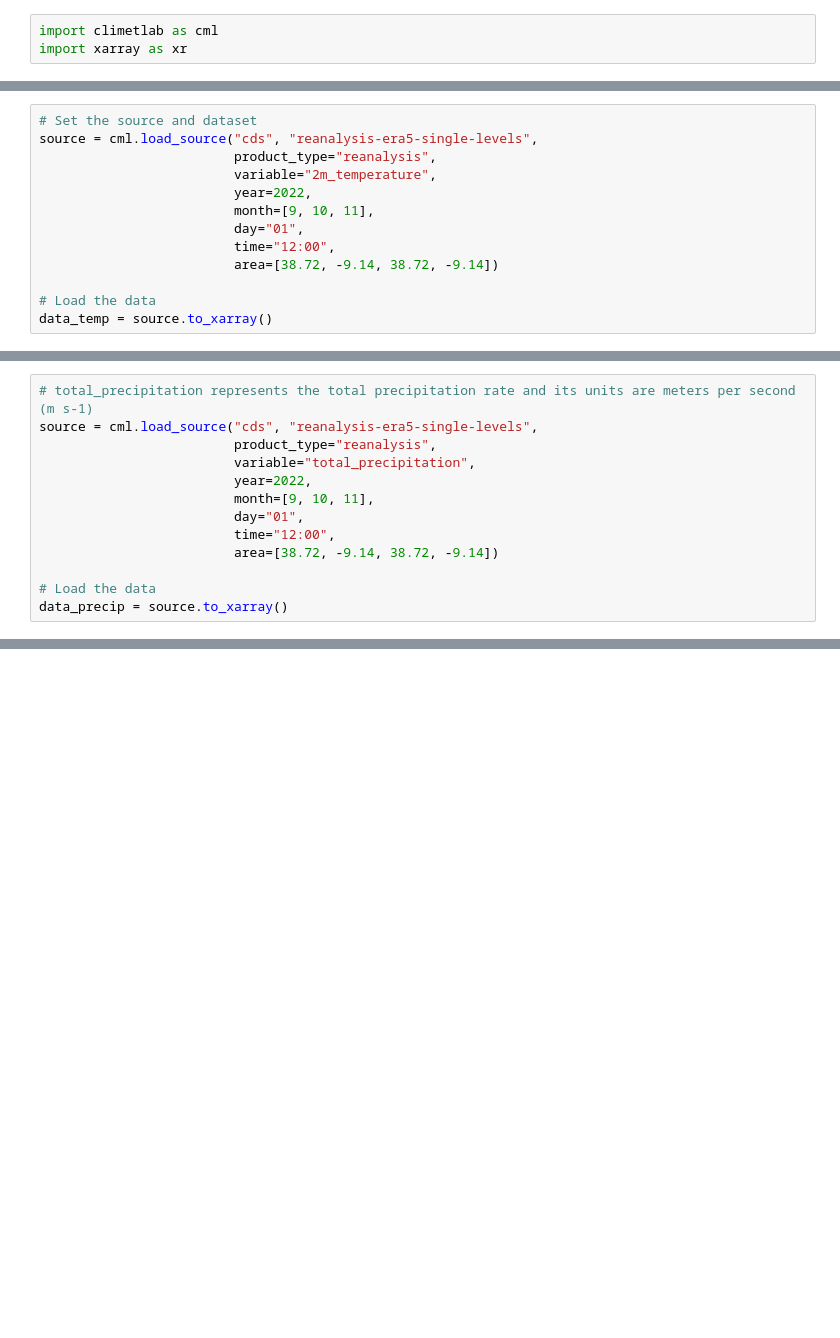
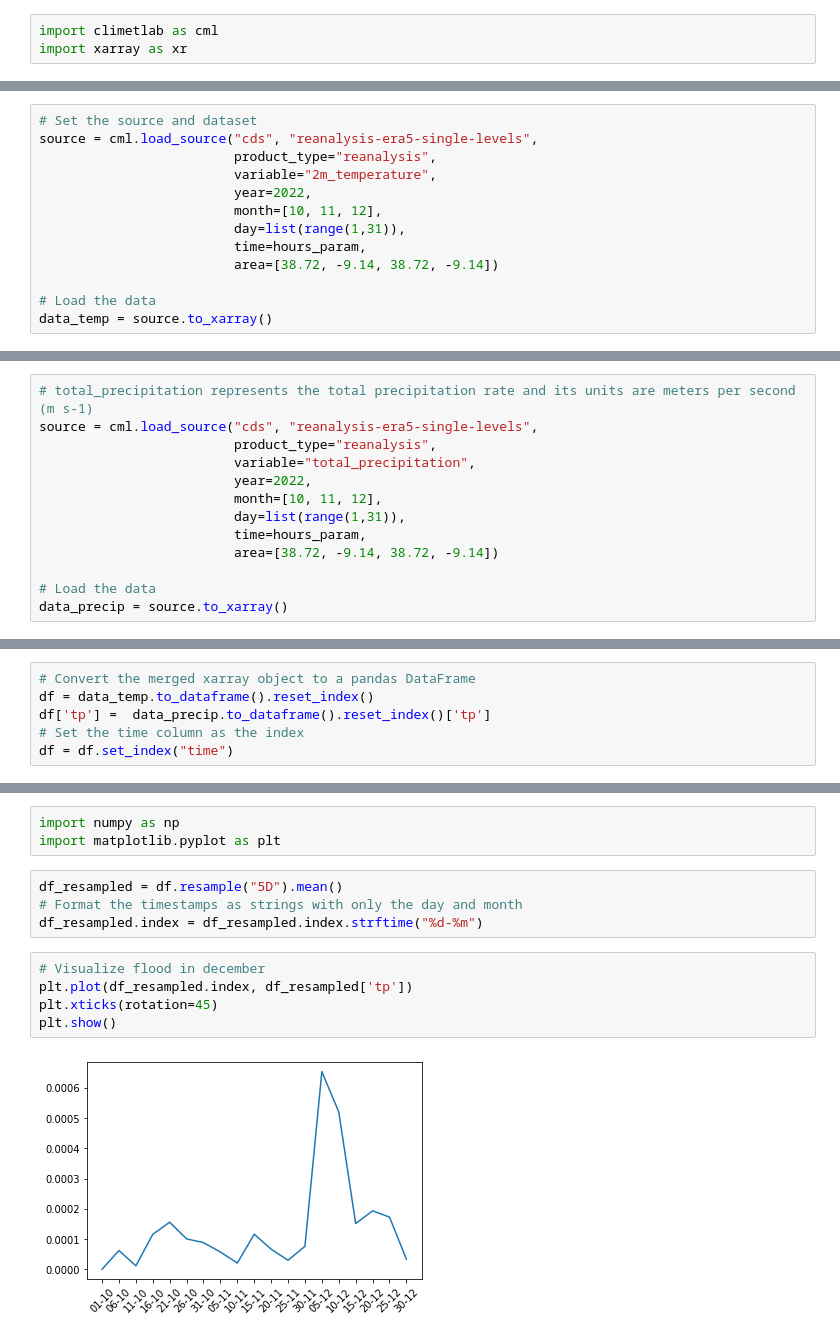
Before and after one commit to duarteoliper/WDL_2023, a Jupyter notebook: notebooks/climate.ipynb, the cells around one changed output, grey strips where cells are left out. Saved outputs shown, nothing was run; the diff lists cells and outputs as text; blank space fills up the shorter version.

Commit message:
feat: climate plots

```diff
--- a/notebooks/climate.ipynb
+++ b/notebooks/climate.ipynb
@@ -17,9 +23,9 @@ source = cml.load_source("cds", "reanalysis-era5-single-levels",
                          product_type="reanalysis",
                          variable="2m_temperature",
                          year=2022,
-                         month=[9, 10, 11],
-                         day="01",
-                         time="12:00",
+                         month=[10, 11, 12],
+                         day=list(range(1,31)),
+                         time=hours_param,
                          area=[38.72, -9.14, 38.72, -9.14])
 
 # Load the data
@@ -52,9 +64,9 @@ source = cml.load_source("cds", "reanalysis-era5-single-levels",
                          product_type="reanalysis",
                          variable="total_precipitation",
                          year=2022,
-                         month=[9, 10, 11],
-                         day="01",
-                         time="12:00",
+                         month=[10, 11, 12],
+                         day=list(range(1,31)),
+                         time=hours_param,
                          area=[38.72, -9.14, 38.72, -9.14])
 
 # Load the data
@@ -104,0 +102,6 @@ Data variables:
+# %%
+# Convert the merged xarray object to a pandas DataFrame
+df = data_temp.to_dataframe().reset_index()
+df['tp'] =  data_precip.to_dataframe().reset_index()['tp']
+# Set the time column as the index
+df = df.set_index("time")
@@ -104,0 +129,14 @@ Data variables:
+# %%
+import numpy as np
+import matplotlib.pyplot as plt
+# %%
+df_resampled = df.resample("5D").mean()
+# Format the timestamps as strings with only the day and month
+df_resampled.index = df_resampled.index.strftime("%d-%m")
+# %%
+# Visualize flood in december
+plt.plot(df_resampled.index, df_resampled['tp'])
+plt.xticks(rotation=45)
+plt.show()
+# %% [output]
+[figure, added]
```
Also changed, not shown: parts of 13 cells of this notebook, 1 other file.
